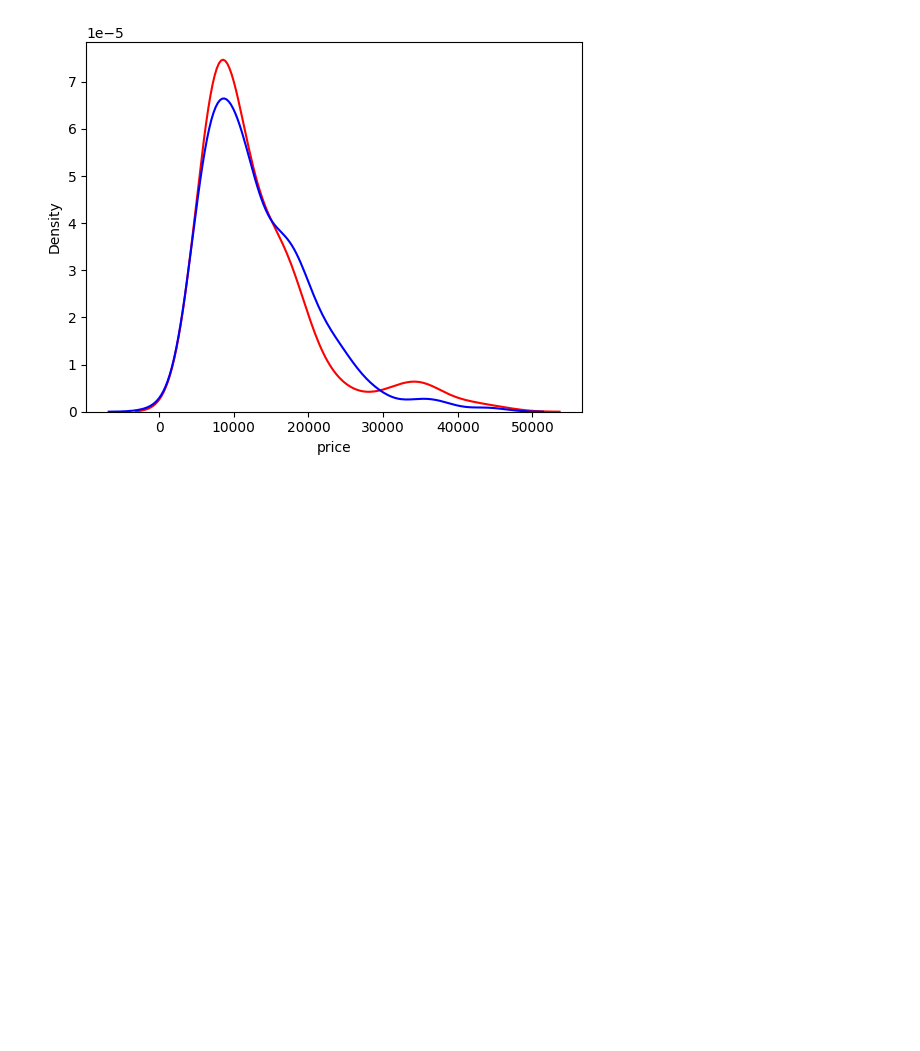
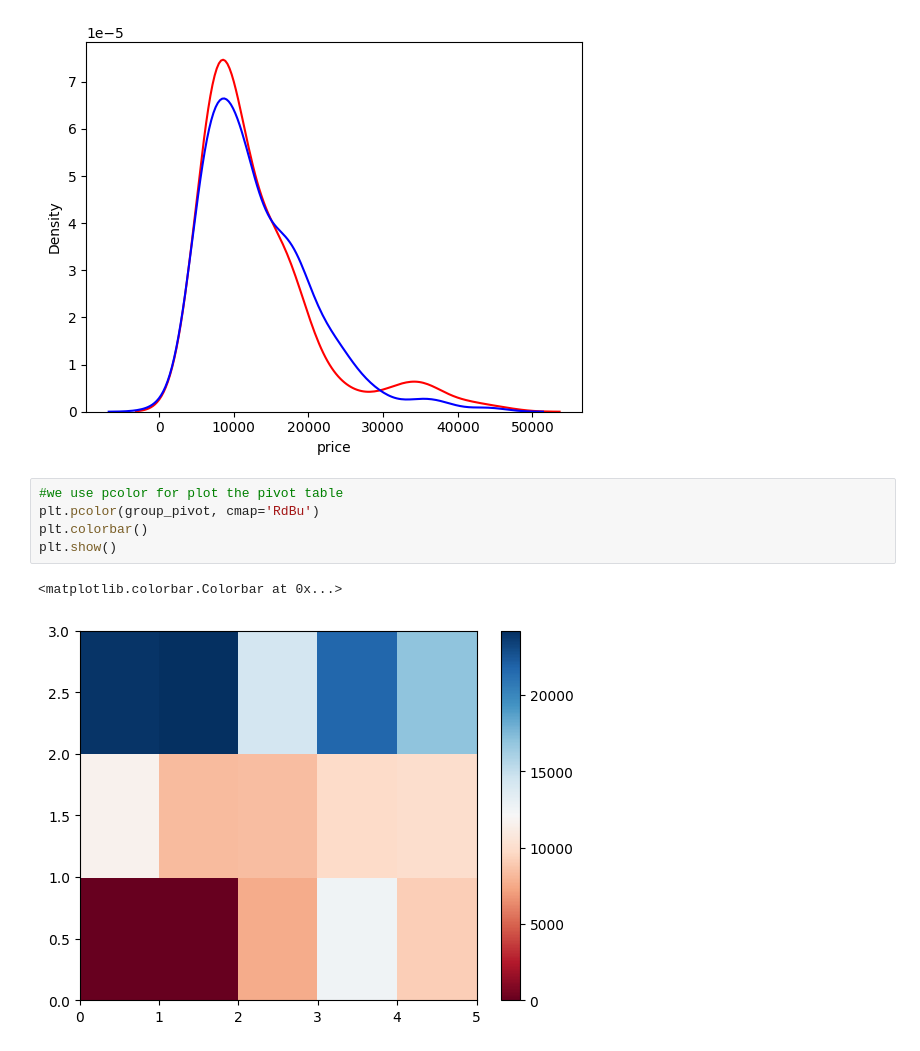
Before and after one commit to VishSeran/Data-Preprocessing-ML, a Jupyter notebook: UseCarPricing.ipynb, the cells around one changed output. Saved outputs shown, nothing was run; the diff lists cells and outputs as text; blank space fills up the shorter version.

Commit message:
pivot table plotted using pcolor

```diff
--- a/UseCarPricing.ipynb
+++ b/UseCarPricing.ipynb
@@ -436,3 +436,11 @@ sns.kdeplot(data = yhat, color ='blue', label = 'predicted value', legend= True,
 # %% [output]
 <Axes: xlabel='price', ylabel='Density'>
 [figure]
+# %%
+#we use pcolor for plot the pivot table
+plt.pcolor(group_pivot, cmap='RdBu')
+plt.colorbar()
+plt.show()
+# %% [output]
+<matplotlib.colorbar.Colorbar at 0x...>
+[figure, added]
```
Also changed, not shown: parts of 4 cells of this notebook.
